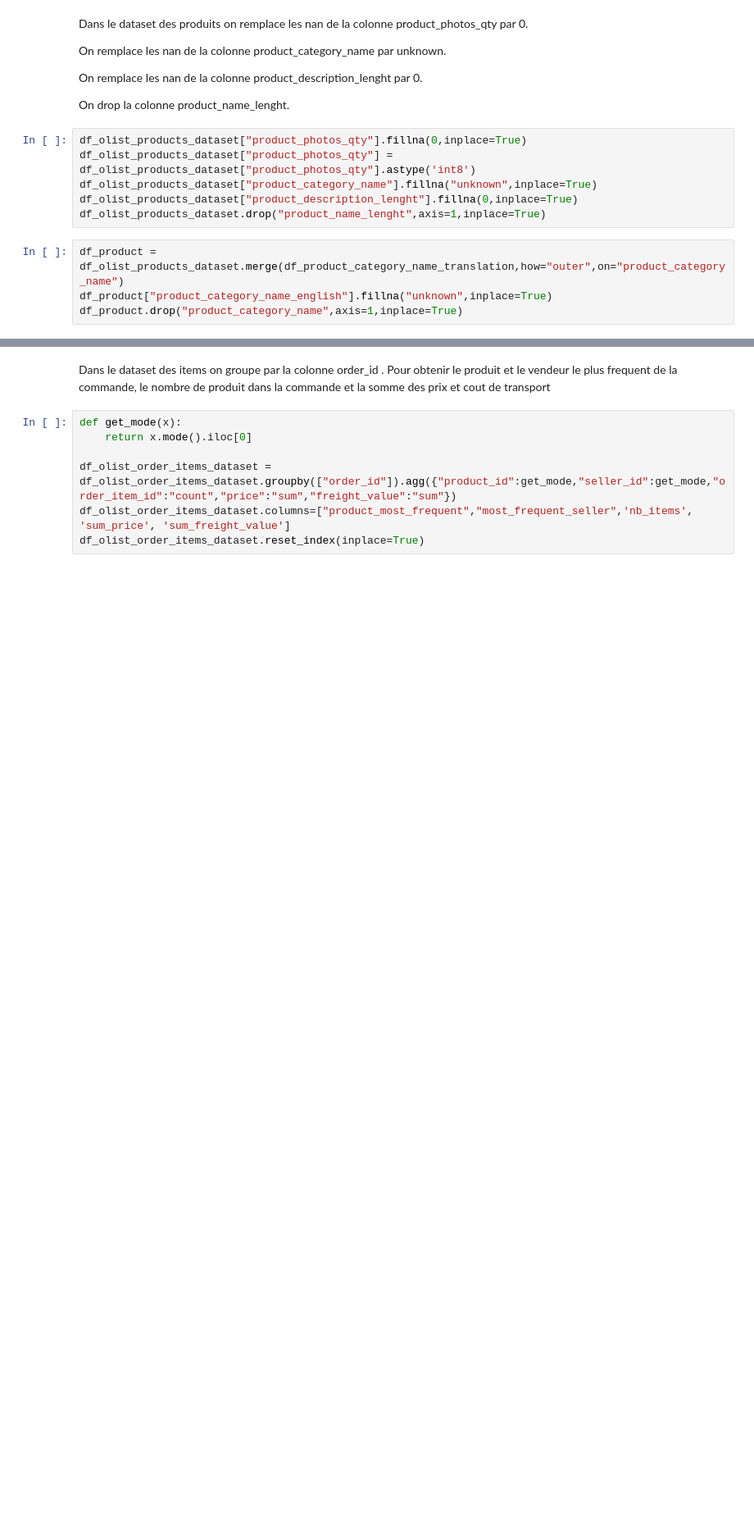
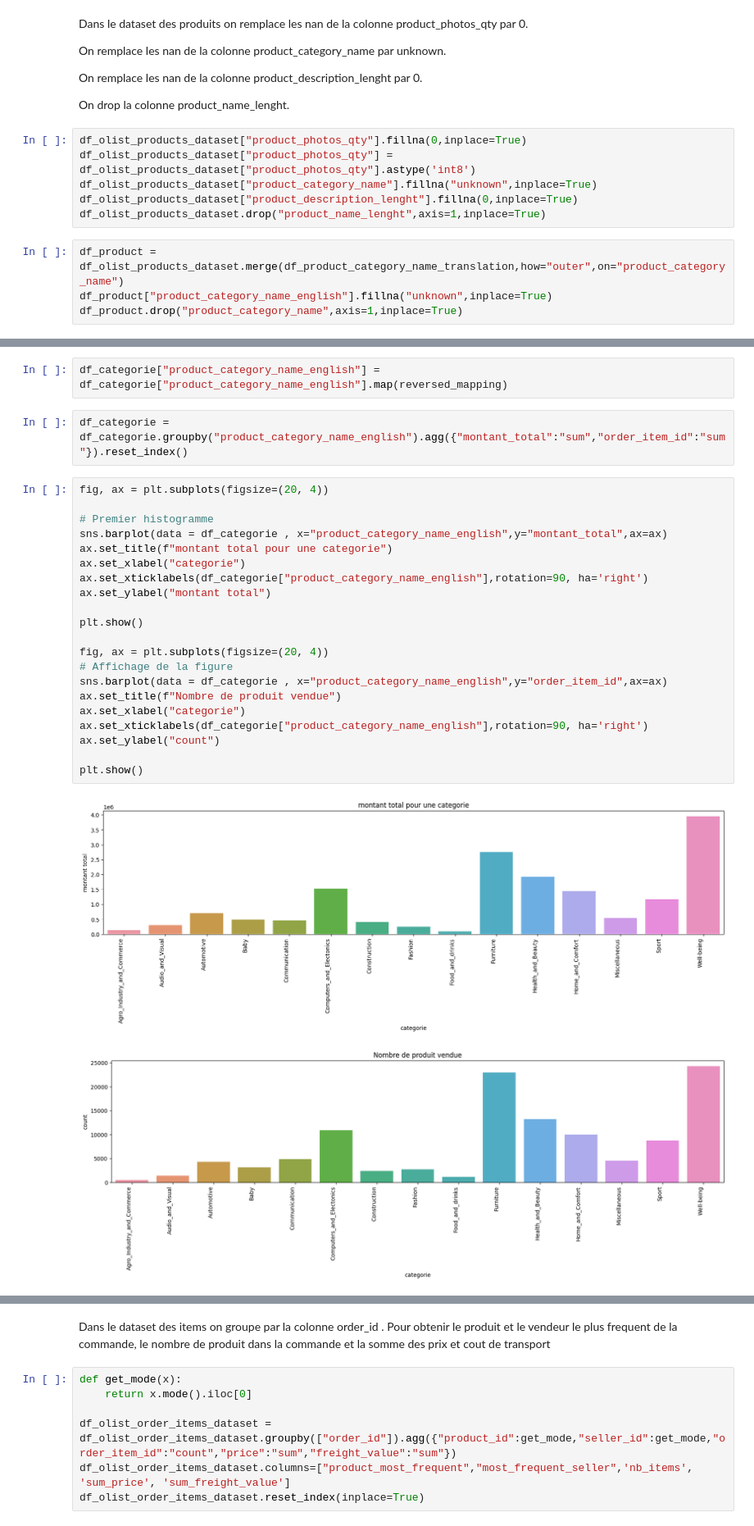
Before and after one commit to StevenDelval/segmentation_client, a Jupyter notebook: analyse.ipynb, the cells around one changed output, grey strips where cells are left out. Shown at 82% size. Cells and saved outputs as stored; diff of their text form; blank space fills up the shorter version.

```diff
--- a/analyse.ipynb
+++ b/analyse.ipynb
@@ -61,0 +125,28 @@ df_product.drop("product_category_name",axis=1,inplace=True)
+# %%
+df_categorie["product_category_name_english"] = df_categorie["product_category_name_english"].map(reversed_mapping)
+# %%
+df_categorie = df_categorie.groupby("product_category_name_english").agg({"montant_total":"sum","order_item_id":"sum"}).reset_index()
+# %%
+fig, ax = plt.subplots(figsize=(20, 4))
+
+# Premier histogramme
+sns.barplot(data = df_categorie , x="product_category_name_english",y="montant_total",ax=ax)
+ax.set_title(f"montant total pour une categorie")
+ax.set_xlabel("categorie")
+ax.set_xticklabels(df_categorie["product_category_name_english"],rotation=90, ha='right')
+ax.set_ylabel("montant total")
+
+plt.show()
+
+fig, ax = plt.subplots(figsize=(20, 4))
+# Affichage de la figure
+sns.barplot(data = df_categorie , x="product_category_name_english",y="order_item_id",ax=ax)
+ax.set_title(f"Nombre de produit vendue")
+ax.set_xlabel("categorie")
+ax.set_xticklabels(df_categorie["product_category_name_english"],rotation=90, ha='right')
+ax.set_ylabel("count")
+
+plt.show()
+# %% [output]
+[figure, added]
+[figure, added]
```
Also changed, not shown: parts of 11 cells of this notebook.
